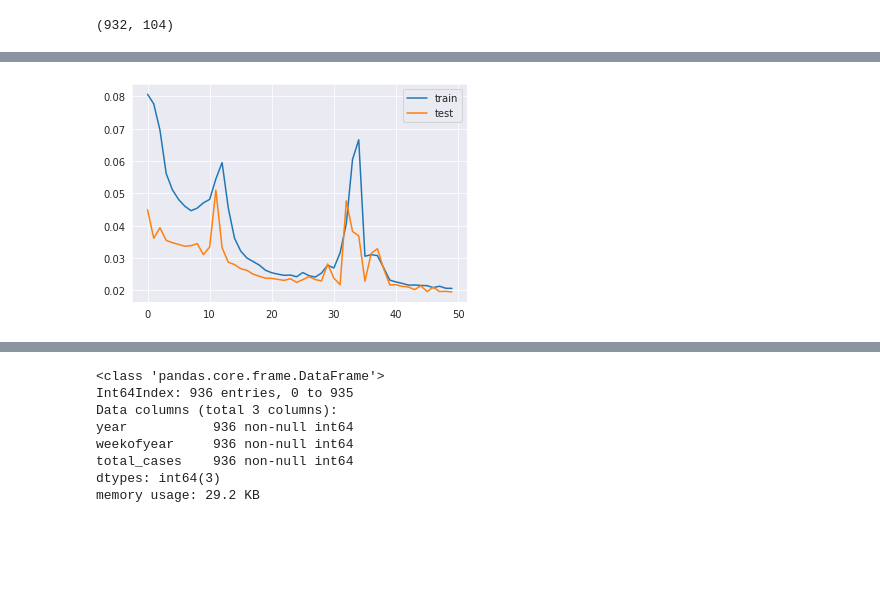
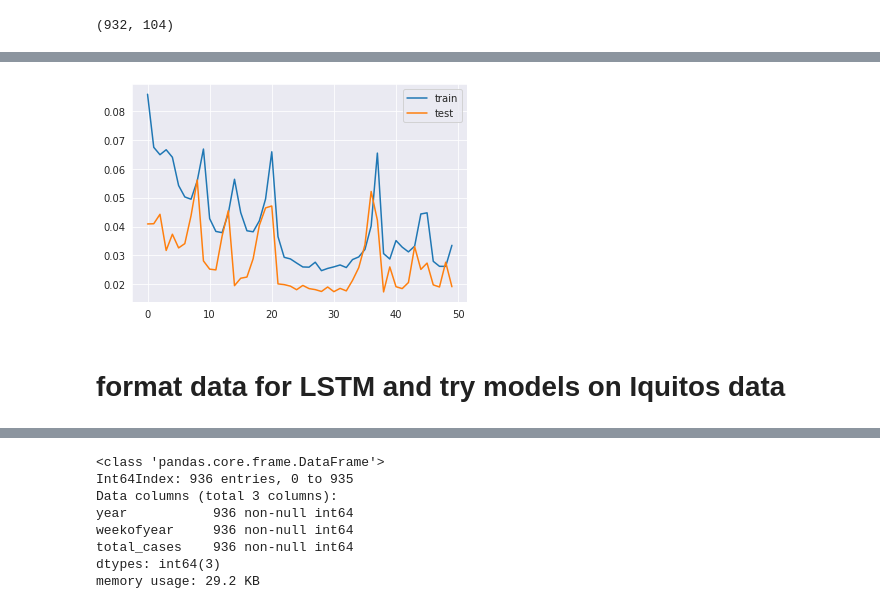
Before and after one commit to iEvidently/dsc-5-capstone-project-online-ds-pt-100118, a Jupyter notebook: dengue_fever_prediction.ipynb, the cells around one changed output, grey strips where cells are left out. Drawn from its saved outputs; the diff is of its cells as text; code cells hidden in the pictures; blank space fills up the shorter version.

```diff
--- a/dengue_fever_prediction.ipynb
+++ b/dengue_fever_prediction.ipynb
@@ -2207,7 +2196,7 @@ len(values)
 values = reframed.values
 
 # n_train_hours = 365 * 24
-n_train_weeks = math.floor(len(values) * .8)
+n_train_weeks = math.floor(len(values) * .7)
 # n_test_week = len(values) - n_train_weeks
 
 train = values[:n_train_weeks, :]
@@ -2227,7 +2293,7 @@ print(train_X.shape, train_y.shape, test_X.shape, test_y.shape)
 # %%
 # design network
 model = Sequential()
-model.add(LSTM(50, input_shape=(train_X.shape[1], train_X.shape[2])))
+model.add(LSTM(85, input_shape=(train_X.shape[1], train_X.shape[2])))
 model.add(Dense(1))
 model.compile(loss='mae', optimizer='adam')
 
@@ -2260 +2326,3 @@ Epoch 50/50
-[figure, old version]
+[figure, new version]
+# %% [markdown]
+# format data for LSTM and try models on Iquitos data
```
Also changed, not shown: parts of 22 cells of this notebook, 1 other file.
